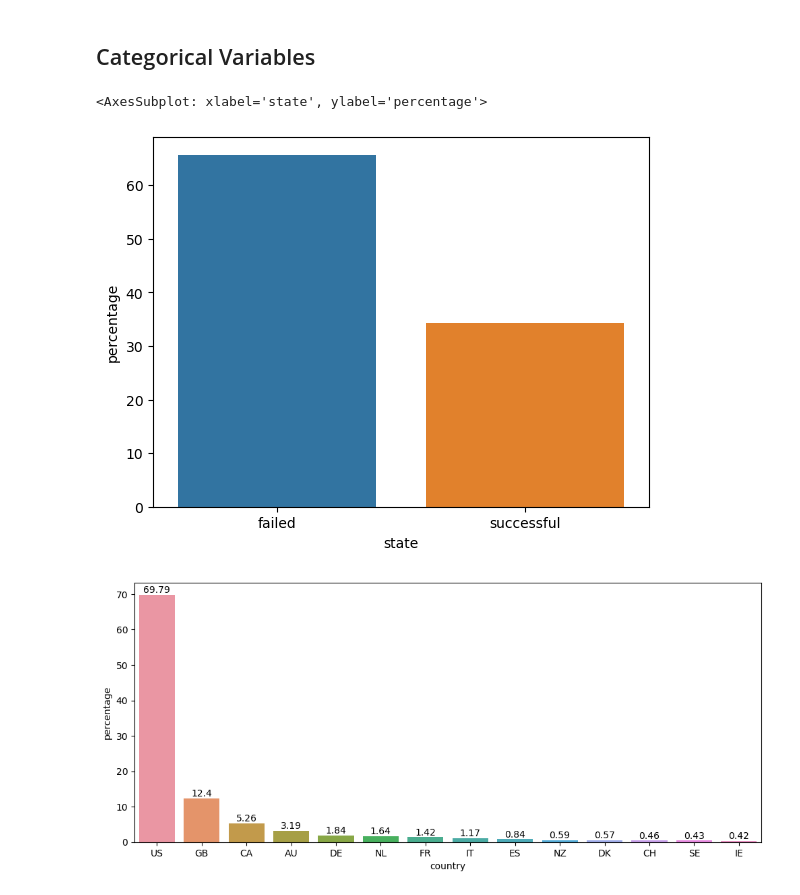
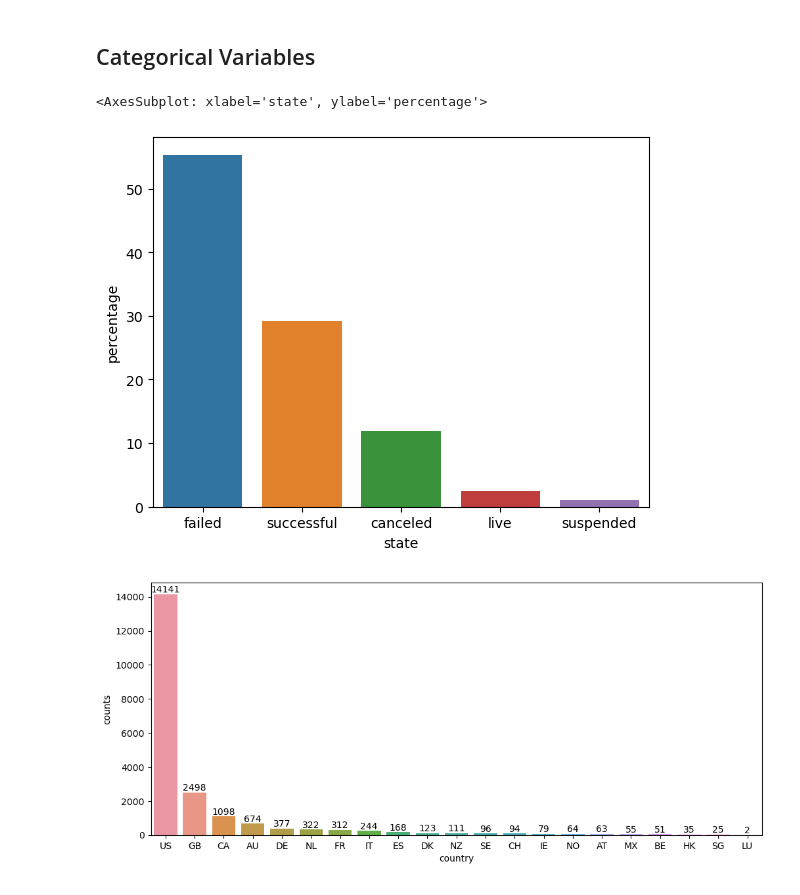
Before and after one commit to patilpushkarp/kickstarter-analysis, a Jupyter notebook: kick/docs/eda/univariate_analysis.ipynb, the cells around one changed output. Drawn from its saved outputs; the diff is of its cells as text; code cells hidden in the pictures.

```diff
--- a/kick/docs/eda/univariate_analysis.ipynb
+++ b/kick/docs/eda/univariate_analysis.ipynb
@@ -7,5 +10,5 @@ import matplotlib.pyplot as plt
 # %%
-df = pd.read_csv('./../../data/prelim.csv')
+df = pd.read_csv('./../../data/data.csv')
 # %%
 df.shape
 # %% [output]
@@ -45,11 +60,11 @@ def get_value_counts(df, column):
 sns.barplot(get_value_counts(df, 'state'), x='state', y='percentage')
 # %% [output]
 <AxesSubplot: xlabel='state', ylabel='percentage'>
-[figure, old version]
+[figure, new version]
 # %%
 plt.figure(figsize=(12,5))
-ax = sns.barplot(get_value_counts(df, 'country'), x='country', y='percentage')
+ax = sns.barplot(get_value_counts(df, 'country'), x='country', y='counts')
 for container in ax.containers:
     ax.bar_label(container)
 # %% [output]
-[figure, old version]
+[figure, new version]
```
Also changed, not shown: parts of 10 cells of this notebook, 4 other files.
